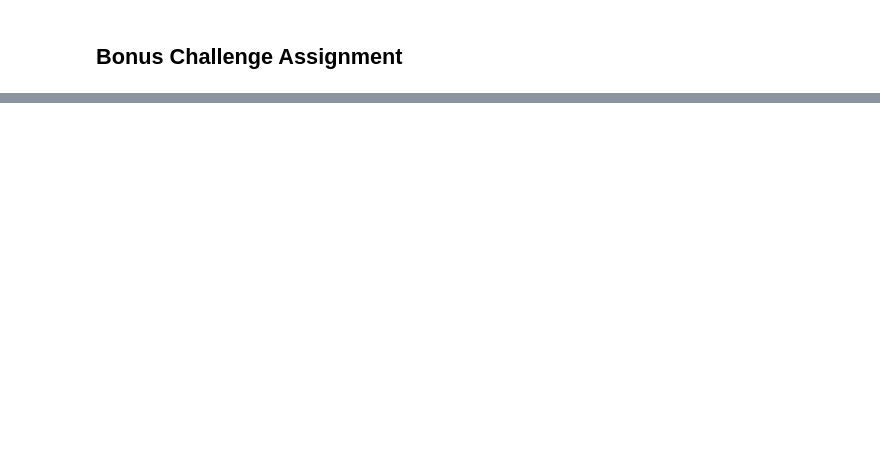
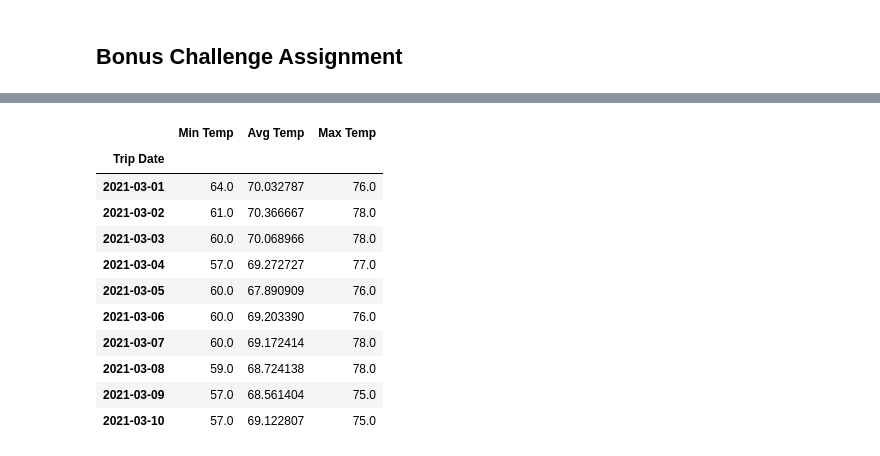
Before and after one commit to jeremyhamley/sqlalchemy-challenge, a Jupyter notebook: sqlalchemy_hawaii.ipynb, the cells around one changed output, grey strips where cells are left out. Cells and saved outputs as stored; diff of their text form; code cells hidden in the pictures; blank space fills up the shorter version.

```diff
--- a/sqlalchemy_hawaii.ipynb
+++ b/sqlalchemy_hawaii.ipynb
@@ -257,0 +324,27 @@ daily_normals("01-01")
+# %%
+# Load the previous query results into a Pandas DataFrame and add the `trip_dates` range as the `date` index
+
+temp_normals_df = pd.DataFrame({"Trip Date": ["2021-03-01", "2021-03-02", "2021-03-03","2021-03-04", "2021-03-05",
+                                              "2021-03-06", "2021-03-07", "2021-03-08","2021-03-09", "2021-03-10"],
+                                "Min Temp": [normals[0][0][0], normals[1][0][0], normals[2][0][0], normals[3][0][0], normals[4][0][0],
+                                             normals[5][0][0], normals[6][0][0], normals[7][0][0], normals[8][0][0],normals[9][0][0]],
+                                "Avg Temp": [normals[0][0][1], normals[1][0][1], normals[2][0][1], normals[3][0][1], normals[4][0][1],
+                                             normals[5][0][1], normals[6][0][1], normals[7][0][1], normals[8][0][1],normals[9][0][1]],
+                                "Max Temp": [normals[0][0][2], normals[1][0][2], normals[2][0][2], normals[3][0][2], normals[4][0][2],
+                                             normals[5][0][2], normals[6][0][2], normals[7][0][2], normals[8][0][2],normals[9][0][2]],
+                                })
+temp_normals_df = temp_normals_df.set_index("Trip Date")
+temp_normals_df
+# %% [output]
+|  | Min Temp | Avg Temp | Max Temp |
+| Trip Date |  |  |  |
+| 2021-03-01 | 64.0 | 70.032787 | 76.0 |
+| 2021-03-02 | 61.0 | 70.366667 | 78.0 |
+| 2021-03-03 | 60.0 | 70.068966 | 78.0 |
+| 2021-03-04 | 57.0 | 69.272727 | 77.0 |
+| 2021-03-05 | 60.0 | 67.890909 | 76.0 |
+| 2021-03-06 | 60.0 | 69.203390 | 76.0 |
+| 2021-03-07 | 60.0 | 69.172414 | 78.0 |
+| 2021-03-08 | 59.0 | 68.724138 | 78.0 |
+| 2021-03-09 | 57.0 | 68.561404 | 75.0 |
+| 2021-03-10 | 57.0 | 69.122807 | 75.0 |
```
Also changed, not shown: parts of 13 cells of this notebook.
